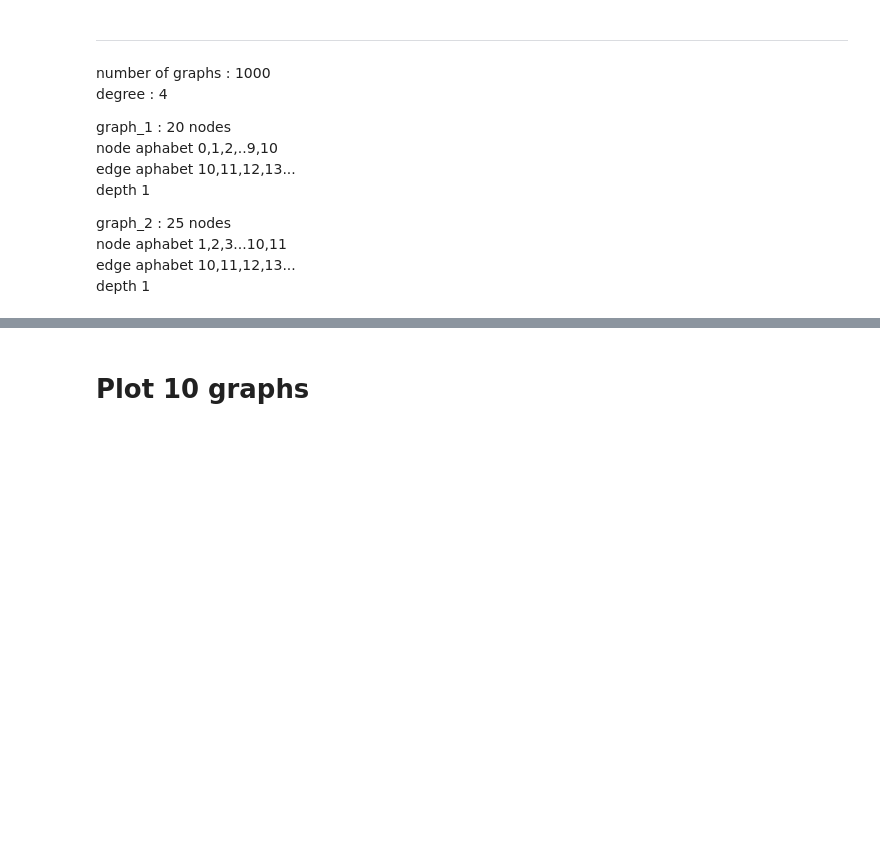
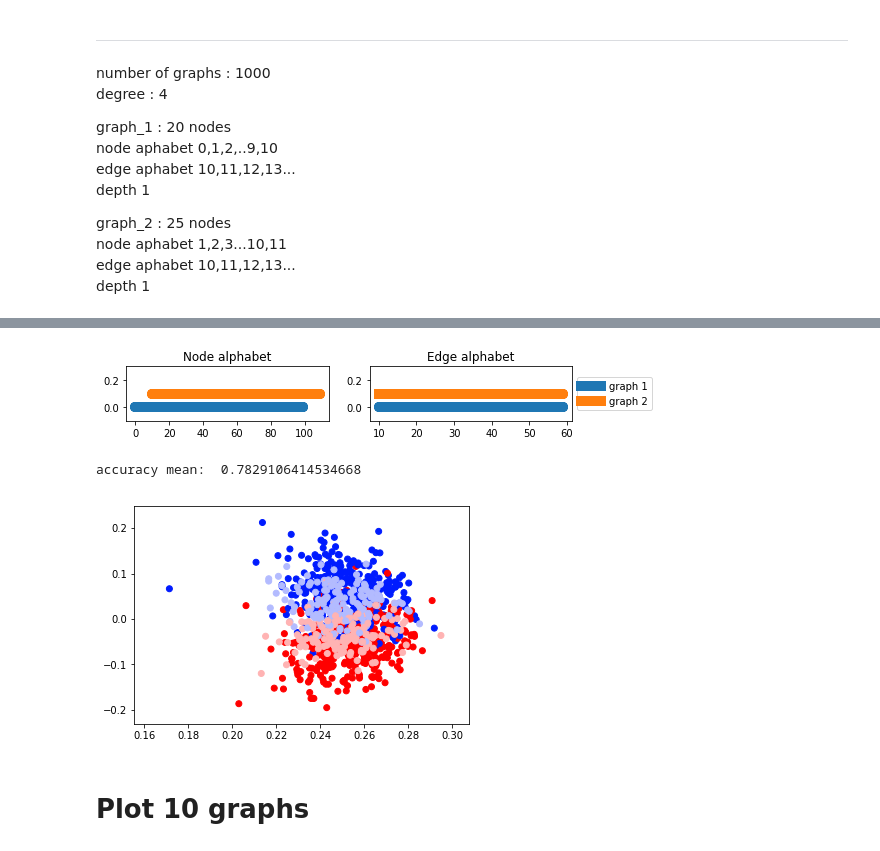
Before and after one commit to AntonioLonga/Master-thesis, a Jupyter notebook: Experiments/Usage Graph Generator.ipynb, the cells around one changed output, grey strips where cells are left out. Cells and saved outputs as stored; diff of their text form; code cells hidden in the pictures; blank space fills up the shorter version.

Commit message:
Refactoring on graph generator usage

```diff
--- a/Experiments/Usage Graph Generator.ipynb
+++ b/Experiments/Usage Graph Generator.ipynb
@@ -358,3 +358,28 @@ accuracy mean:  0.9531813125695215
+# %%
+gen = Graph_Generator(n_graphs = 1000, degree = 4)
+
+g1,node_alph_1,edge_alph_1 = gen.generate(n_nodes = 25,
+                                          node_alph_start = 0,
+                                          edge_alph_start = 10,
+                                          node_alph_end = 100)
+
+g2,node_alph_2,edge_alph_2 = gen.generate(n_nodes = 25,
+                                          node_alph_start = 10,
+                                          edge_alph_start = 10,
+                                          node_alph_end = 110)
+
+
+graphs,labels = gen.generate_set(g1,g2,node_alph_1,edge_alph_1,
+                                 node_alph_2,edge_alph_2,
+                                 dept_g1=1,dept_g2=1,
+                                 plot = True)
+
+
+fit_transfomr_plot(graphs, labels)
+# %% [output]
+[figure, added]
+accuracy mean:  0.7829106414534668
+[figure, added]
 # %% [markdown]
 # Plot 10 graphs
 # %%
```
Also changed, not shown: parts of 9 cells of this notebook.
